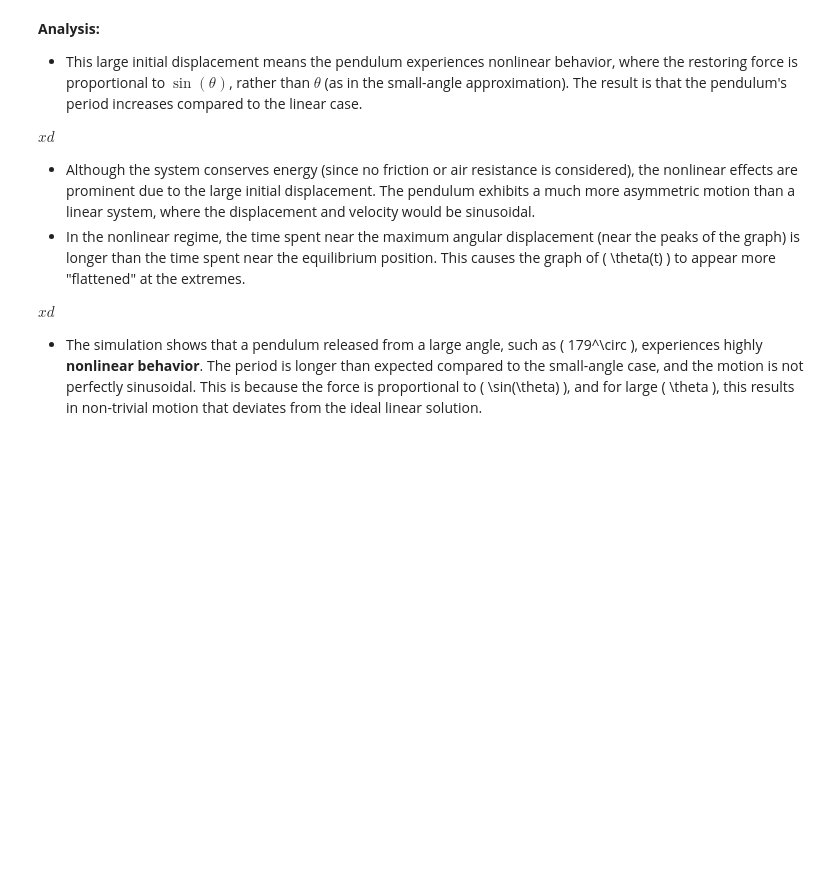
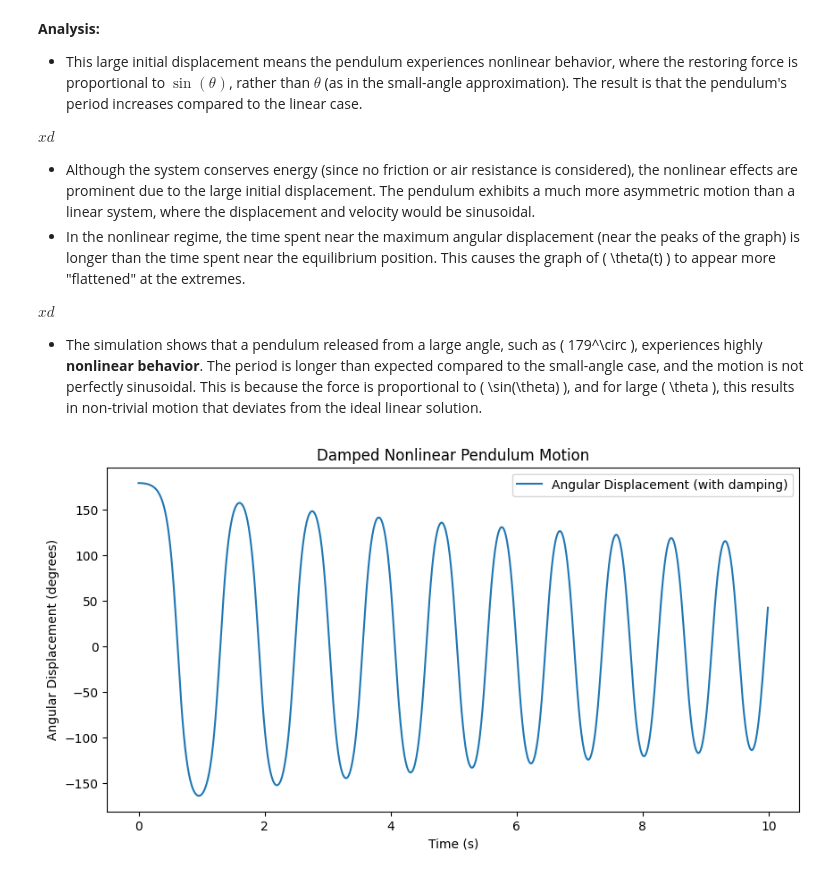
Before and after one commit to eunineelizze/ElizzeAP155, a Jupyter notebook: Arzaga_AP155_Lab_Assignment_4.ipynb, the cells around one changed output. Saved outputs shown, nothing was run; the diff lists cells and outputs as text; code cells hidden in the pictures; blank space fills up the shorter version.

```diff
--- a/Arzaga_AP155_Lab_Assignment_4.ipynb
+++ b/Arzaga_AP155_Lab_Assignment_4.ipynb
@@ -330,3 +330,57 @@ $xd$
 $xd$
 
 - The simulation shows that a pendulum released from a large angle, such as \( 179^\circ \), experiences highly **nonlinear behavior**. The period is longer than expected compared to the small-angle case, and the motion is not perfectly sinusoidal. This is because the force is proportional to \( \sin(\theta) \), and for large \( \theta \), this results in non-trivial motion that deviates from the ideal linear solution.
+# %%
+import numpy as np
+import matplotlib.pyplot as plt
+
+# Constants
+g = 9.81  # m/s^2, gravitational acceleration
+l = 0.1   # m, length of pendulum arm (10 cm)
+b = 0.05  # damping coefficient
+theta0 = np.radians(179)  # initial angle in radians
+omega0 = 0.0  # initial angular velocity
+t_max = 10    # s, total time to see dissipation more clearly
+dt = 0.01     # time step
+
+# ODE for the damped pendulum
+def f_damped(r, t):
+    theta = r[0]
+    omega = r[1]
+    ftheta = omega
+    fomega = -(g/l) * np.sin(theta) - b * omega
+    return np.array([ftheta, fomega], float)
+
+# Fourth-order Runge-Kutta method
+def runge_kutta(f, r, t):
+    k1 = dt * f(r, t)
+    k2 = dt * f(r + 0.5 * k1, t + 0.5 * dt)
+    k3 = dt * f(r + 0.5 * k2, t + 0.5 * dt)
+    k4 = dt * f(r + k3, t + dt)
+    return r + (k1 + 2 * k2 + 2 * k3 + k4) / 6
+
+# Initial conditions
+tpoints = np.arange(0, t_max, dt)
+theta_points = []
+omega_points = []
+
+r = np.array([theta0, omega0], float)
+
+# Iterating over theta and omega with damping
+for t in tpoints:
+    theta_points.append(r[0])
+    omega_points.append(r[1])
+    r = runge_kutta(f_damped, r, t)
+
+theta_points_deg = np.degrees(theta_points)  # converting radians to degrees for plotting
+
+# Plotting theta as a function of time
+plt.figure(figsize=(10, 5))
+plt.plot(tpoints, theta_points_deg, label="Angular Displacement (with damping)")
+plt.title("Damped Nonlinear Pendulum Motion")
+plt.xlabel("Time (s)")
+plt.ylabel("Angular Displacement (degrees)")
+plt.legend()
+plt.show()
+# %% [output]
+[figure, added]
```
Also changed, not shown: parts of 2 cells of this notebook.
